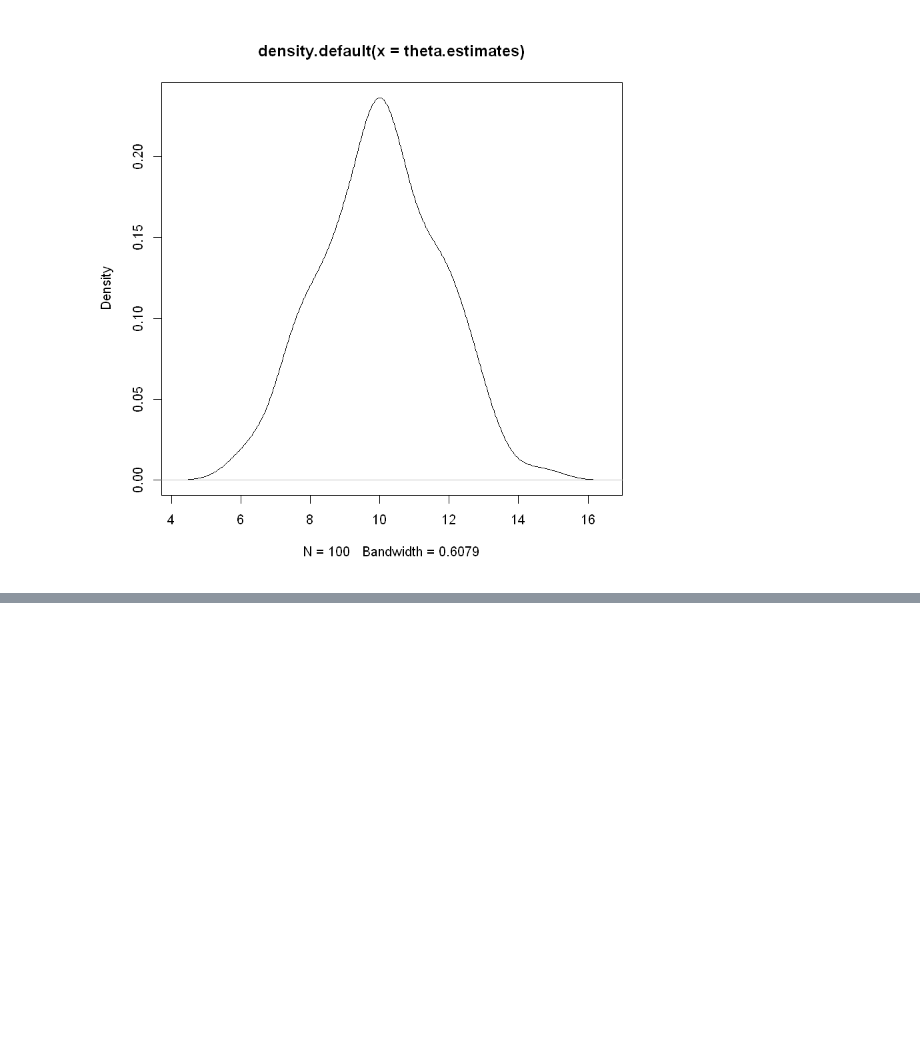
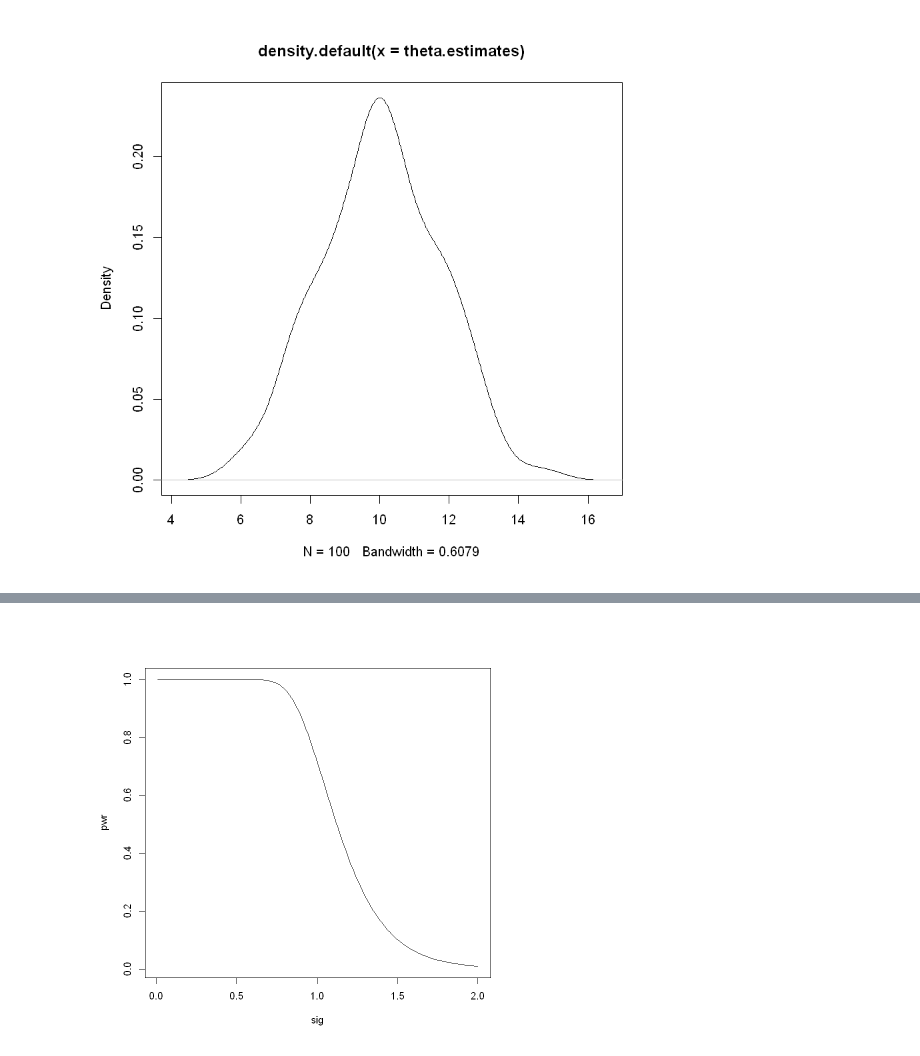
Before and after one commit to TrevorBushnell/STEM-Notes, a Jupyter notebook: MATH422 Mathematical Statistics/MATH422_R.ipynb, the cells around one changed output, grey strips where cells are left out. Drawn from its saved outputs; the diff is of its cells as text; code cells hidden in the pictures; blank space fills up the shorter version.

Commit message:
Power Curves in MATH422 R Code

```diff
--- a/MATH422 Mathematical Statistics/MATH422_R.ipynb
+++ b/MATH422 Mathematical Statistics/MATH422_R.ipynb
@@ -238,0 +255,8 @@ plot(density(theta.estimates))
+# %%
+sig=1:200/100
+n=12
+crit=qchisq(0.01,n)
+pwr=pchisq(4*crit/sig^2,n)
+plot(sig, pwr, type="l")
+# %% [output]
+[figure, added]
```
Also changed, not shown: parts of 3 cells of this notebook.
